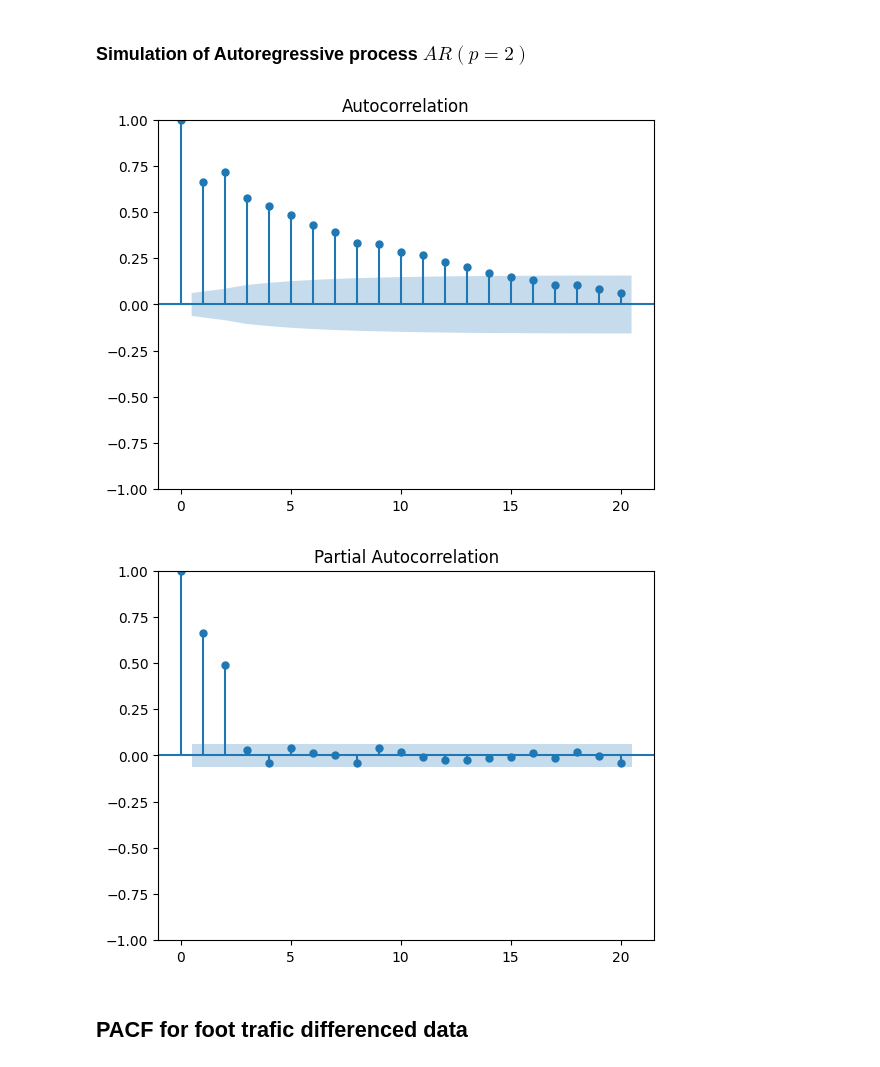
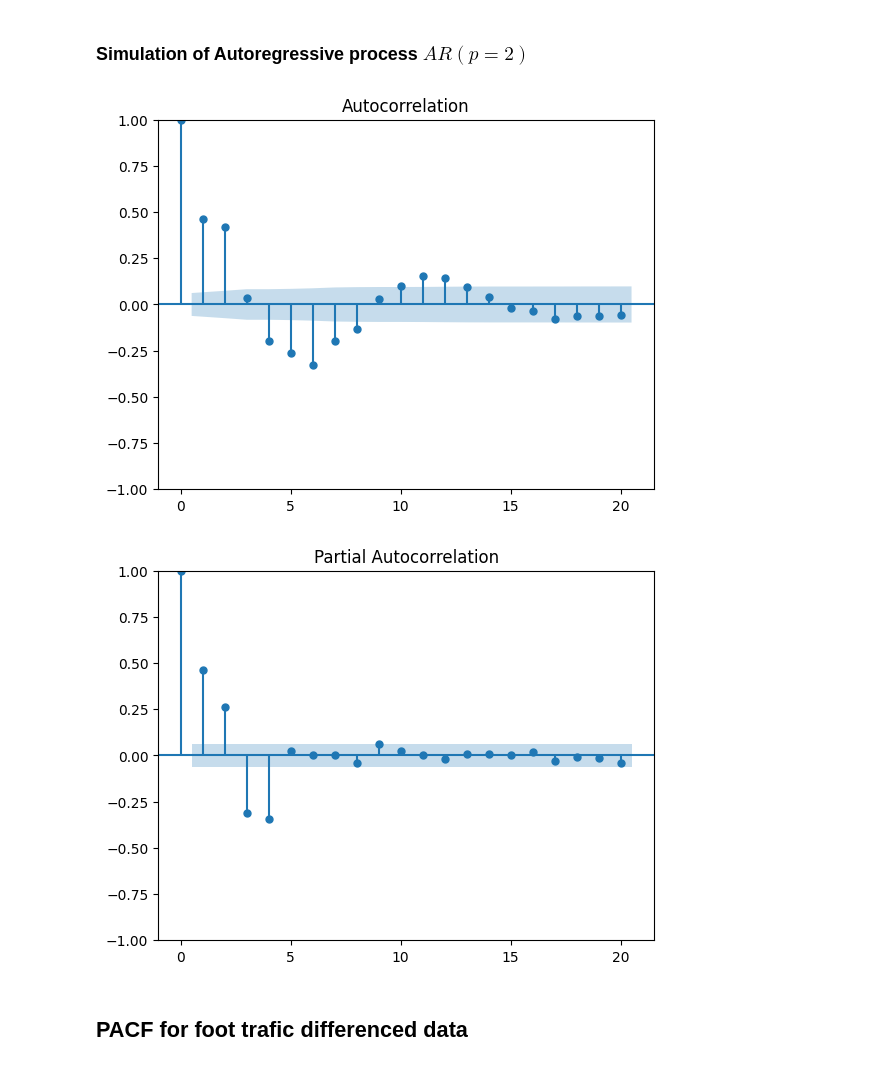
Before and after one commit to waelrash1/forecastingmodelsPY, a Jupyter notebook: CH05/CH05.ipynb, the cells around one changed output. Cells and saved outputs as stored; diff of their text form; code cells hidden in the pictures.

```diff
--- a/CH05/CH05.ipynb
+++ b/CH05/CH05.ipynb
@@ -266,23 +266,23 @@ process. The coefficients will be non-significant after lag $p$.
 # %%
 from statsmodels.tsa.arima_process import ArmaProcess
 from statsmodels.graphics.tsaplots import plot_pacf
 import numpy as np
 
 np.random.seed(42)
 
 ma2 = np.array([1,0,0,0]) # no moving average process
 # phi=[1, -0.33,-.5,0.2,0.3]
-ar2 = np.array([1, -0.33,-.5])
+ar2 = np.array([1, -0.33,-.5, 0.2,0.3])
 
 AR2_process = ArmaProcess(ar2, ma2).generate_sample(nsample=1000)
 
 plot_acf(AR2_process, lags=20);
 # Plot PACF
 plot_pacf(AR2_process, lags=20);
 plt.savefig('figures/CH05_F07_peixeiro.png', dpi=300)
 # %% [output]
-[figure, old version]
+[figure, new version]
-[figure, old version]
+[figure, new version]
 # %% [markdown]
 ## PACF for foot trafic differenced data
 # %%
```
Also changed, not shown: parts of 3 cells of this notebook.
